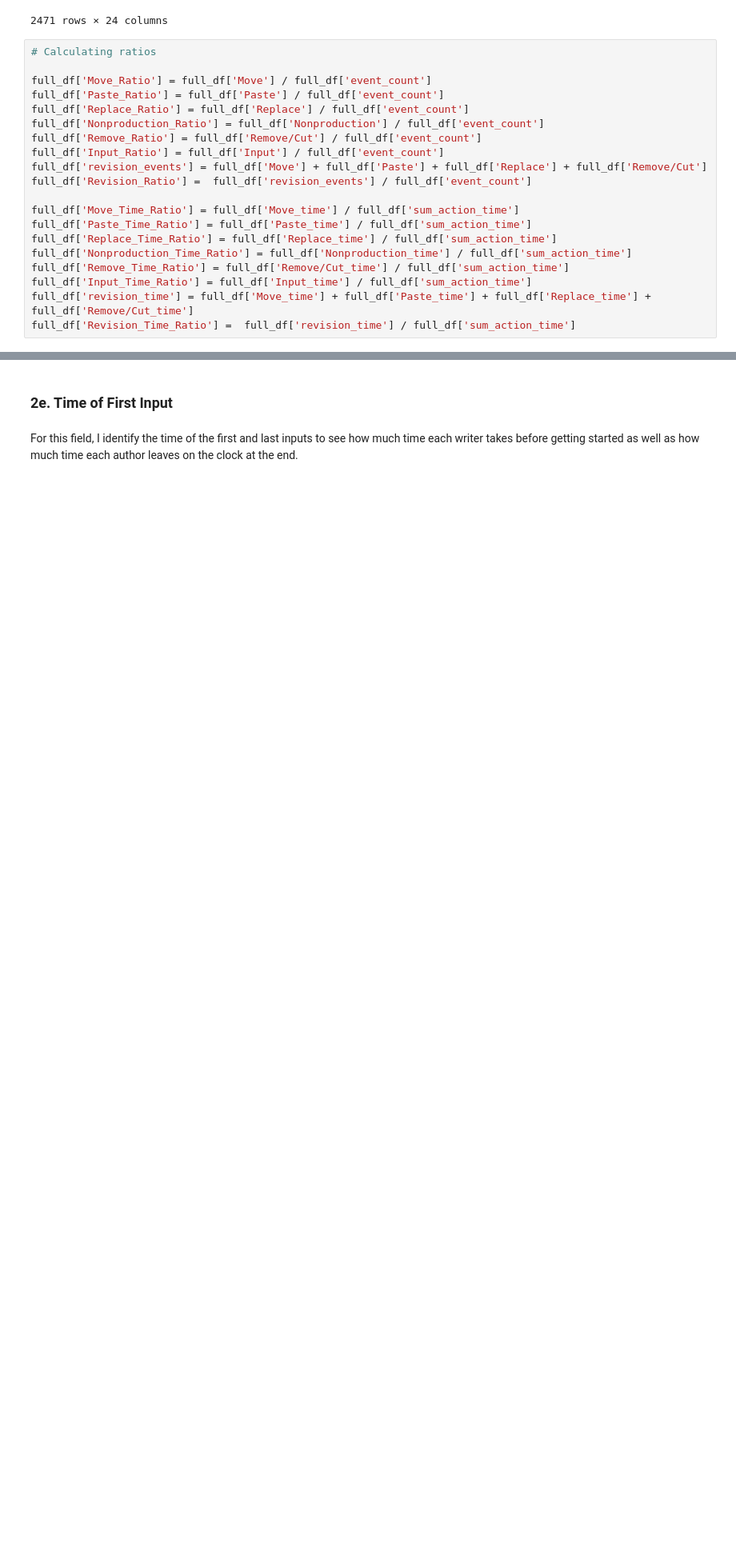
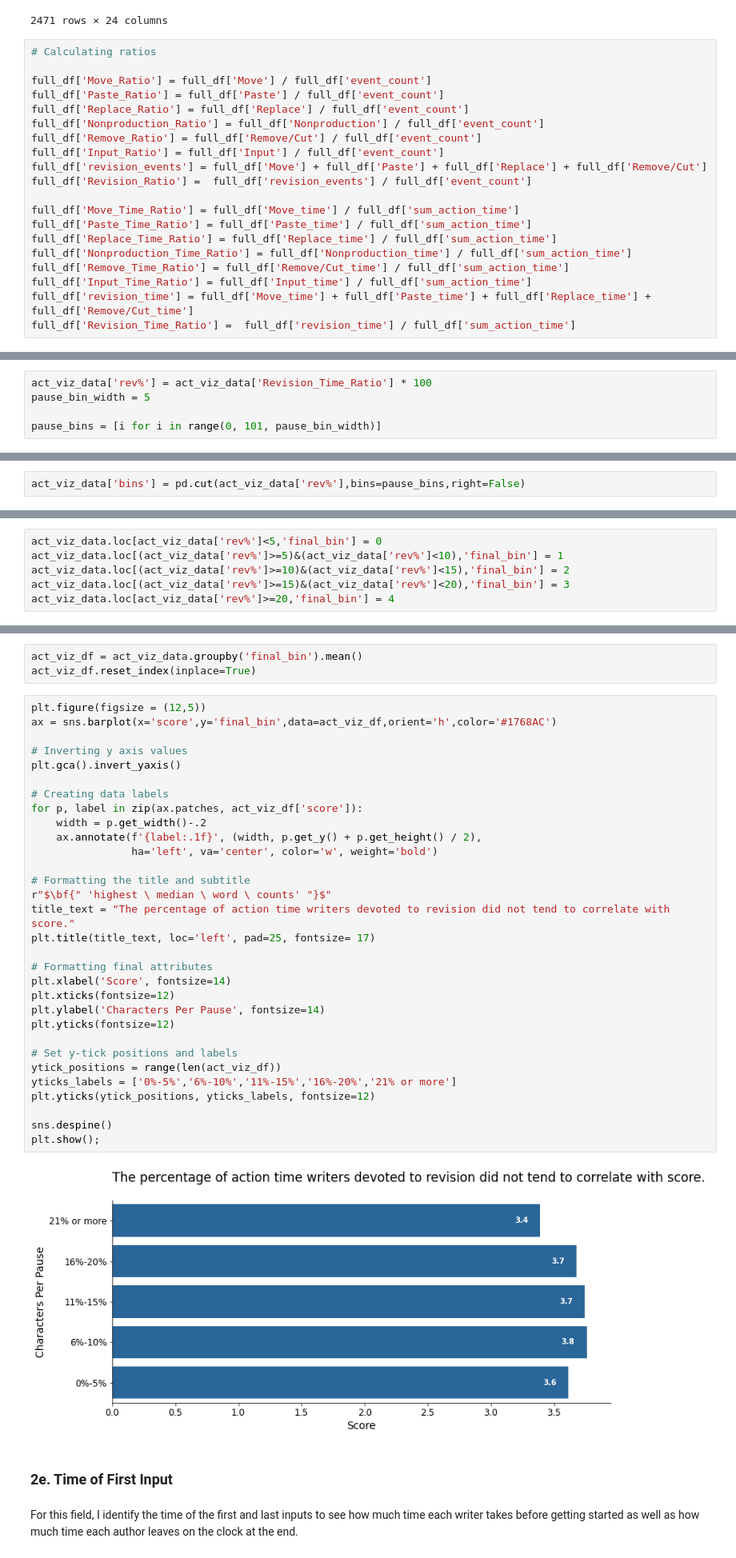
Before and after one commit to ahendricks2/EssayKeystrokes, a Jupyter notebook: Preprocessing_Notebook.ipynb, the cells around one changed output, grey strips where cells are left out. Shown at 80% size. Cells and saved outputs as stored; diff of their text form; blank space fills up the shorter version.

```diff
--- a/Preprocessing_Notebook.ipynb
+++ b/Preprocessing_Notebook.ipynb
@@ -840,0 +1078,5 @@ plt.show()
+# %%
+act_viz_data['rev%'] = act_viz_data['Revision_Time_Ratio'] * 100
+pause_bin_width = 5
+
+pause_bins = [i for i in range(0, 101, pause_bin_width)]
@@ -840,0 +1105,2 @@ plt.show()
+# %%
+act_viz_data['bins'] = pd.cut(act_viz_data['rev%'],bins=pause_bins,right=False)
@@ -840,0 +1133,6 @@ plt.show()
+# %%
+act_viz_data.loc[act_viz_data['rev%']<5,'final_bin'] = 0
+act_viz_data.loc[(act_viz_data['rev%']>=5)&(act_viz_data['rev%']<10),'final_bin'] = 1
+act_viz_data.loc[(act_viz_data['rev%']>=10)&(act_viz_data['rev%']<15),'final_bin'] = 2
+act_viz_data.loc[(act_viz_data['rev%']>=15)&(act_viz_data['rev%']<20),'final_bin'] = 3
+act_viz_data.loc[act_viz_data['rev%']>=20,'final_bin'] = 4
@@ -841,3 +1157,39 @@ plt.show()
+# %%
+act_viz_df = act_viz_data.groupby('final_bin').mean()
+act_viz_df.reset_index(inplace=True)
+# %%
+plt.figure(figsize = (12,5))
+ax = sns.barplot(x='score',y='final_bin',data=act_viz_df,orient='h',color='#1768AC')
+
+# Inverting y axis values
+plt.gca().invert_yaxis()
+
+# Creating data labels
+for p, label in zip(ax.patches, act_viz_df['score']):
+    width = p.get_width()-.2
+    ax.annotate(f'{label:.1f}', (width, p.get_y() + p.get_height() / 2),
+                ha='left', va='center', color='w', weight='bold')
+
+# Formatting the title and subtitle
+r"$\bf{" 'highest \ median \ word \ counts' "}$"
+title_text = "The percentage of action time writers devoted to revision did not tend to correlate with score."
+plt.title(title_text, loc='left', pad=25, fontsize= 17)
+
+# Formatting final attributes
+plt.xlabel('Score', fontsize=14)
+plt.xticks(fontsize=12)
+plt.ylabel('Characters Per Pause', fontsize=14)
+plt.yticks(fontsize=12)
+
+# Set y-tick positions and labels
+ytick_positions = range(len(act_viz_df))
+yticks_labels = ['0%-5%','6%-10%','11%-15%','16%-20%','21% or more']
+plt.yticks(ytick_positions, yticks_labels, fontsize=12)
+
+sns.despine()
+plt.show();
+# %% [output]
+[figure, added]
 # %% [markdown]
 ### 2e. Time of First Input
 # %% [markdown]
```
Also changed, not shown: parts of 117 cells of this notebook.
